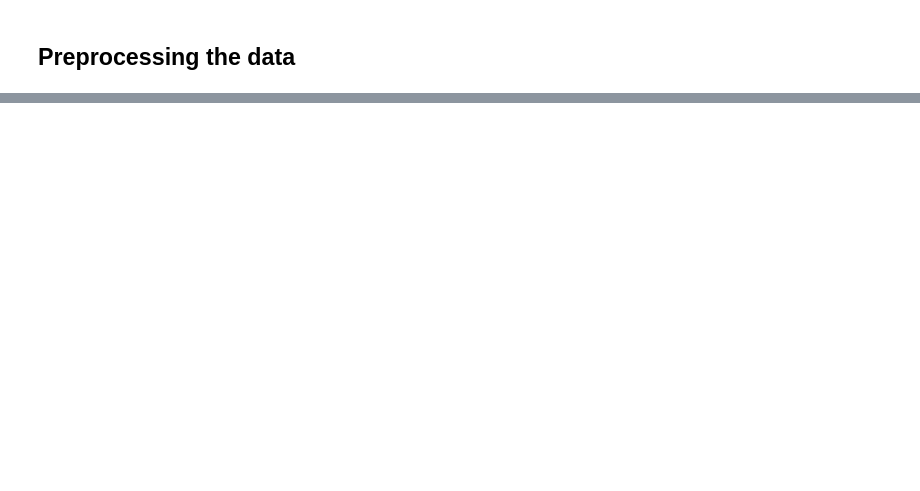
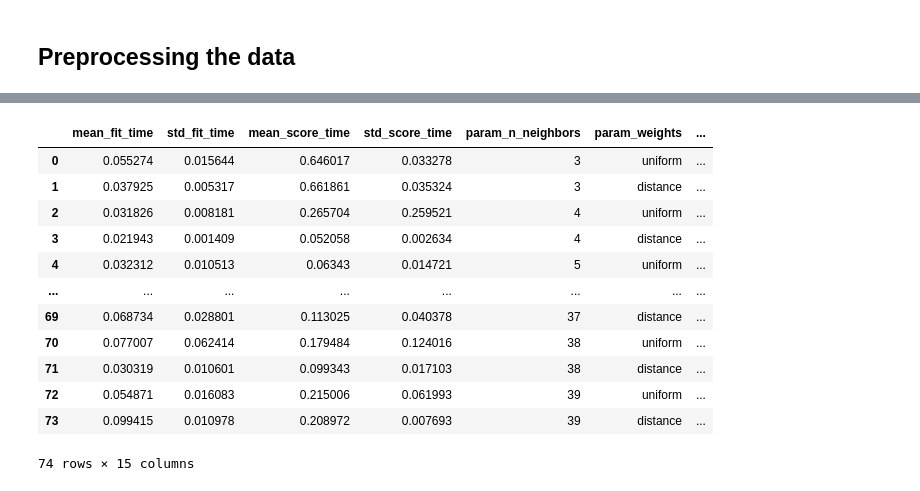
Before and after one commit to robinp12/Machine-Learning-Project-Predicting-a-film-s-gross-revenue, a Jupyter notebook: P1.ipynb, the cells around one changed output, grey strips where cells are left out. Drawn from its saved outputs; the diff is of its cells as text; code cells hidden in the pictures; blank space fills up the shorter version.

```diff
--- a/P1.ipynb
+++ b/P1.ipynb
@@ -245,0 +319,19 @@ print(data)
+# %%
+# see the report of grid search
+res = pd.DataFrame(grid.cv_results_.values(), ).transpose()
+res.columns=grid.cv_results_.keys()
+res
+# %% [output]
+|  | mean_fit_time | std_fit_time | mean_score_time | std_score_time | param_n_neighbors | param_weights | ... |
+| 0 | 0.055274 | 0.015644 | 0.646017 | 0.033278 | 3 | uniform | ... |
+| 1 | 0.037925 | 0.005317 | 0.661861 | 0.035324 | 3 | distance | ... |
+| 2 | 0.031826 | 0.008181 | 0.265704 | 0.259521 | 4 | uniform | ... |
+| 3 | 0.021943 | 0.001409 | 0.052058 | 0.002634 | 4 | distance | ... |
+| 4 | 0.032312 | 0.010513 | 0.06343 | 0.014721 | 5 | uniform | ... |
+| ... | ... | ... | ... | ... | ... | ... | ... |
+| 69 | 0.068734 | 0.028801 | 0.113025 | 0.040378 | 37 | distance | ... |
+| 70 | 0.077007 | 0.062414 | 0.179484 | 0.124016 | 38 | uniform | ... |
+| 71 | 0.030319 | 0.010601 | 0.099343 | 0.017103 | 38 | distance | ... |
+| 72 | 0.054871 | 0.016083 | 0.215006 | 0.061993 | 39 | uniform | ... |
+| 73 | 0.099415 | 0.010978 | 0.208972 | 0.007693 | 39 | distance | ... |
+74 rows × 15 columns
```
Also changed, not shown: parts of 15 cells of this notebook.
